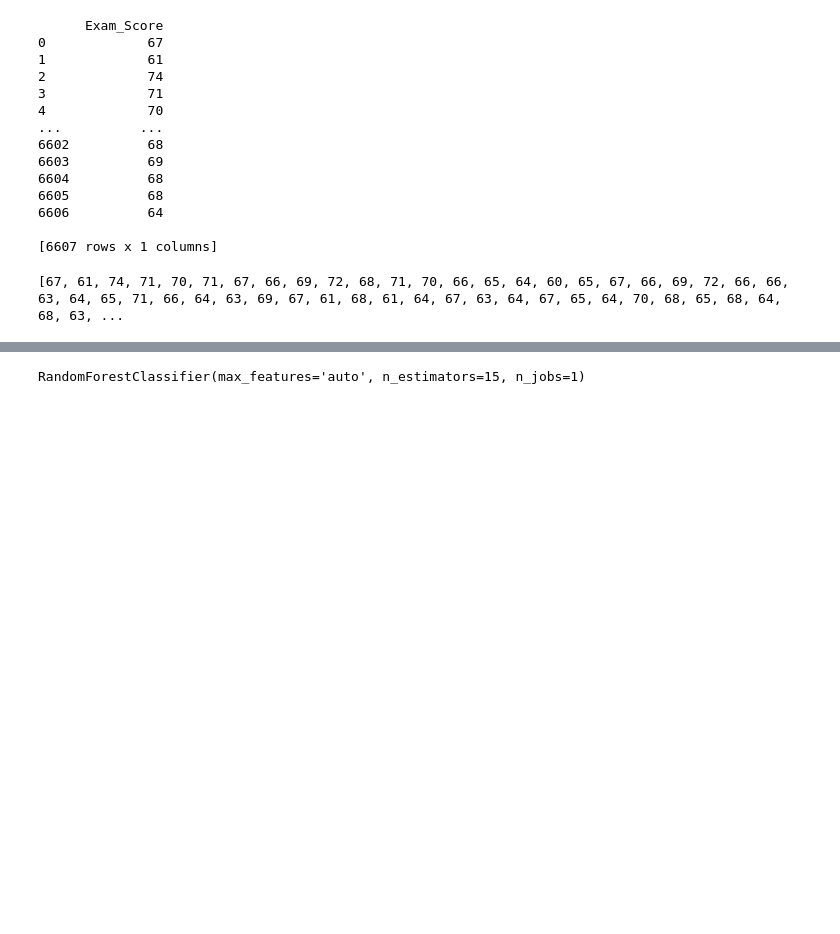
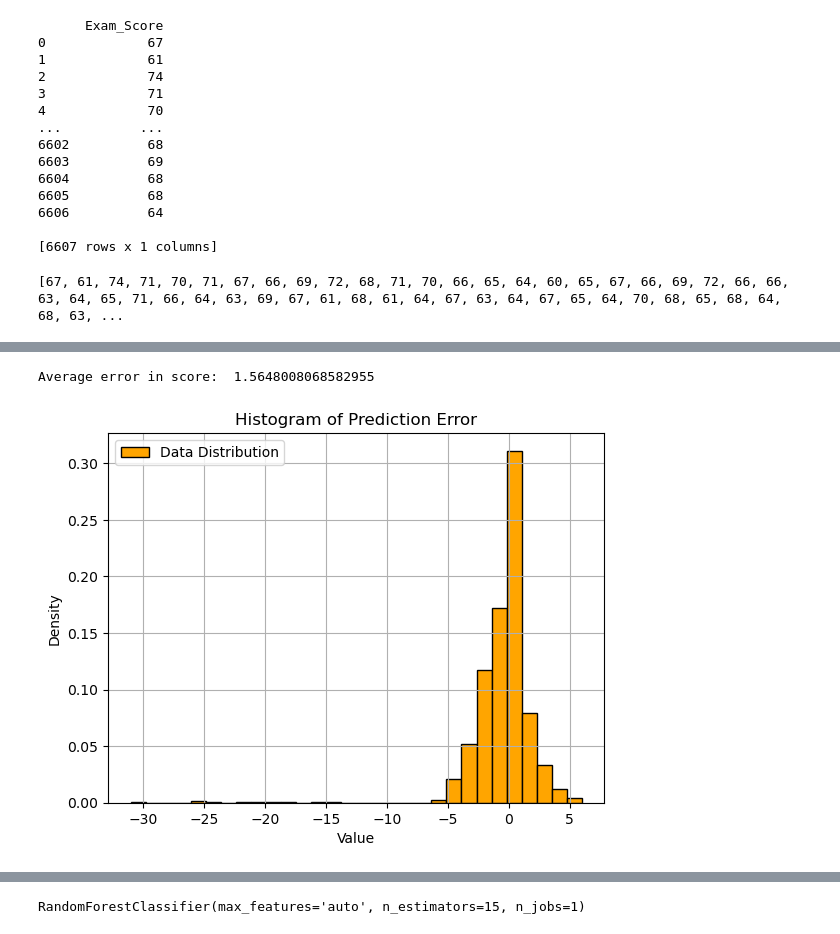
Before and after one commit to ribells/sammy-bruce, a Jupyter notebook: week3/Sammy_workbook-week3.ipynb, the cells around one changed output, grey strips where cells are left out. Saved outputs shown, nothing was run; the diff lists cells and outputs as text; code cells hidden in the pictures; blank space fills up the shorter version.

```diff
--- a/week3/Sammy_workbook-week3.ipynb
+++ b/week3/Sammy_workbook-week3.ipynb
@@ -635,3 +635,32 @@ weighted avg       0.14      0.17      0.15      1983
+# %%
+i=0
+diff = []
+diff_tot = 0
+
+for score in y_test:
+    diff.append(predicted_values[i]-y_test[i])
+    diff_tot = diff_tot + abs(predicted_values[i]-y_test[i])
+    i=i+1
+
+print("Average error in score: ", diff_tot/len(y_test))
+# %% [output]
+Average error in score:  1.5648008068582955
+# %%
+import matplotlib.pyplot as plt
+import numpy as np
+
+# Create a histogram
+plt.hist(diff, bins=30, density=True, color='orange', edgecolor='black', label='Data Distribution')
+
+# Add labels and title
+plt.xlabel('Value')
+plt.ylabel('Density')
+plt.title('Histogram of Prediction Error')
+plt.legend()
+plt.grid(True)
+plt.show()
+# %% [output]
+[figure, added]
 # %%
 #Use a RandomForestClassifier machine algorithm with looping n_estimators parameter
 
```
Also changed, not shown: parts of 20 cells of this notebook.
